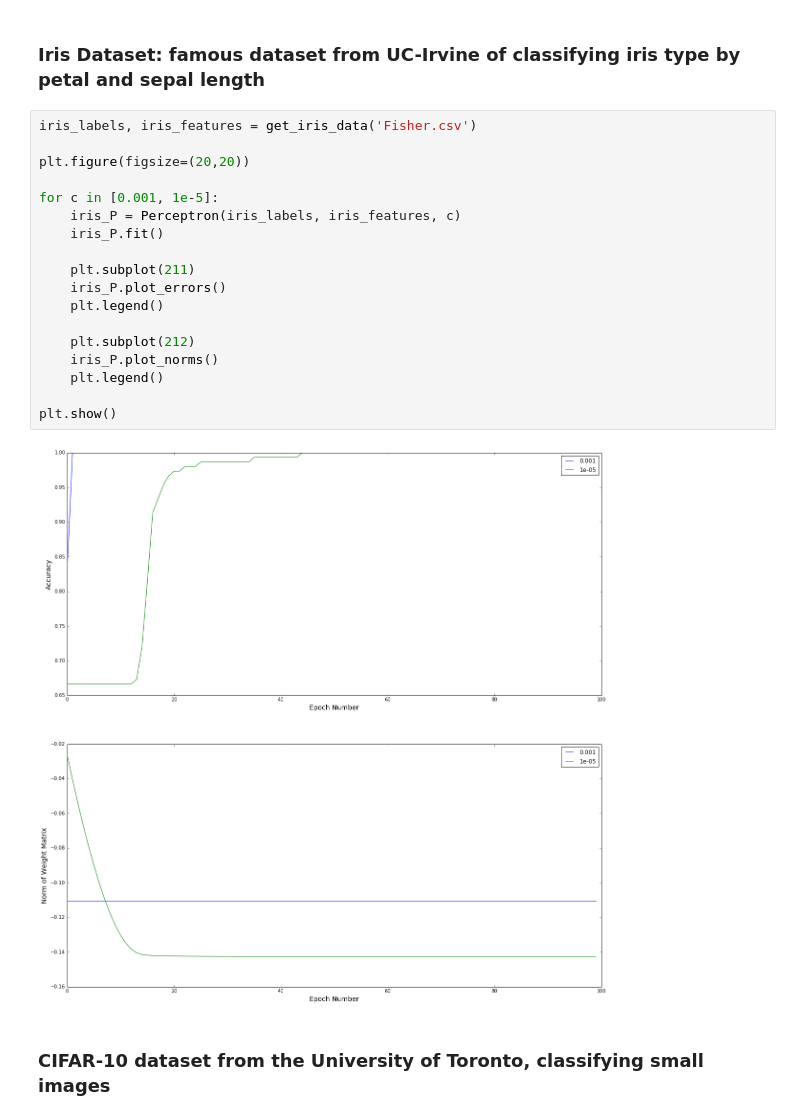
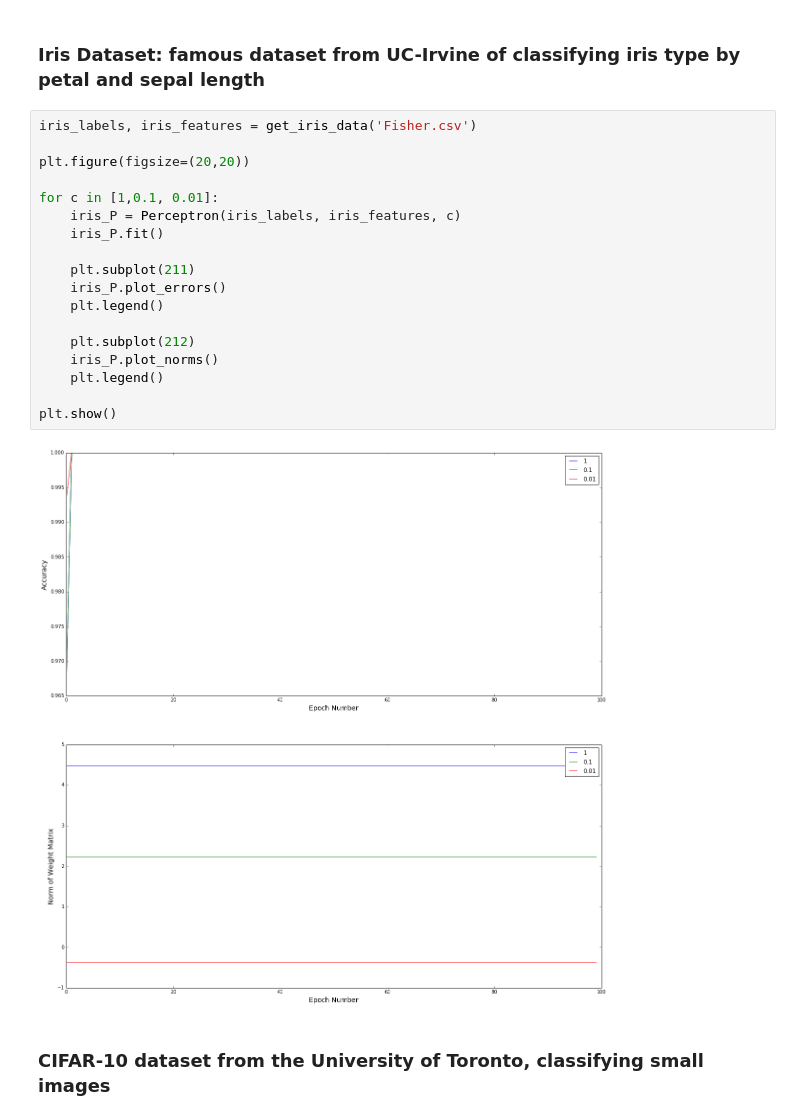
Before and after one commit to jafekb/projects, a Jupyter notebook: Jafek_Perceptron.ipynb, the cells around one changed output. Saved outputs shown, nothing was run; the diff lists cells and outputs as text.

```diff
--- a/Jafek_Perceptron.ipynb
+++ b/Jafek_Perceptron.ipynb
@@ -139,23 +139,23 @@ class Perceptron(object):
 # %%
 iris_labels, iris_features = get_iris_data('Fisher.csv')
 
 plt.figure(figsize=(20,20))
 
-for c in [0.001, 1e-5]:
+for c in [1,0.1, 0.01]:
     iris_P = Perceptron(iris_labels, iris_features, c)
     iris_P.fit()
 
     plt.subplot(211)
     iris_P.plot_errors()
     plt.legend()
 
     plt.subplot(212)
     iris_P.plot_norms()
     plt.legend()
 
 plt.show()
 # %% [output]
-[figure, old version]
+[figure, new version]
 # %% [markdown]
 ### CIFAR-10 dataset from the University of Toronto, classifying small images
 # %%
```
Also changed, not shown: parts of 1 cell of this notebook, 1 other file.
